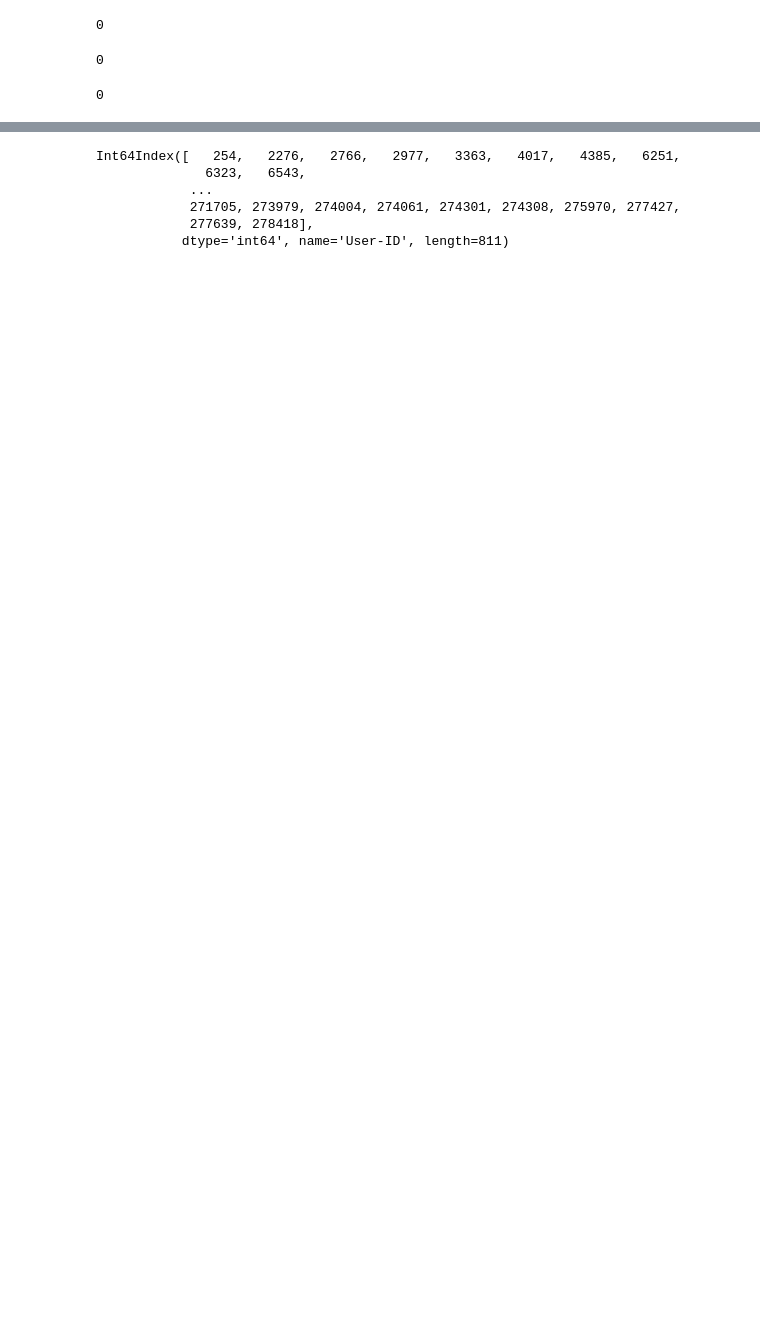
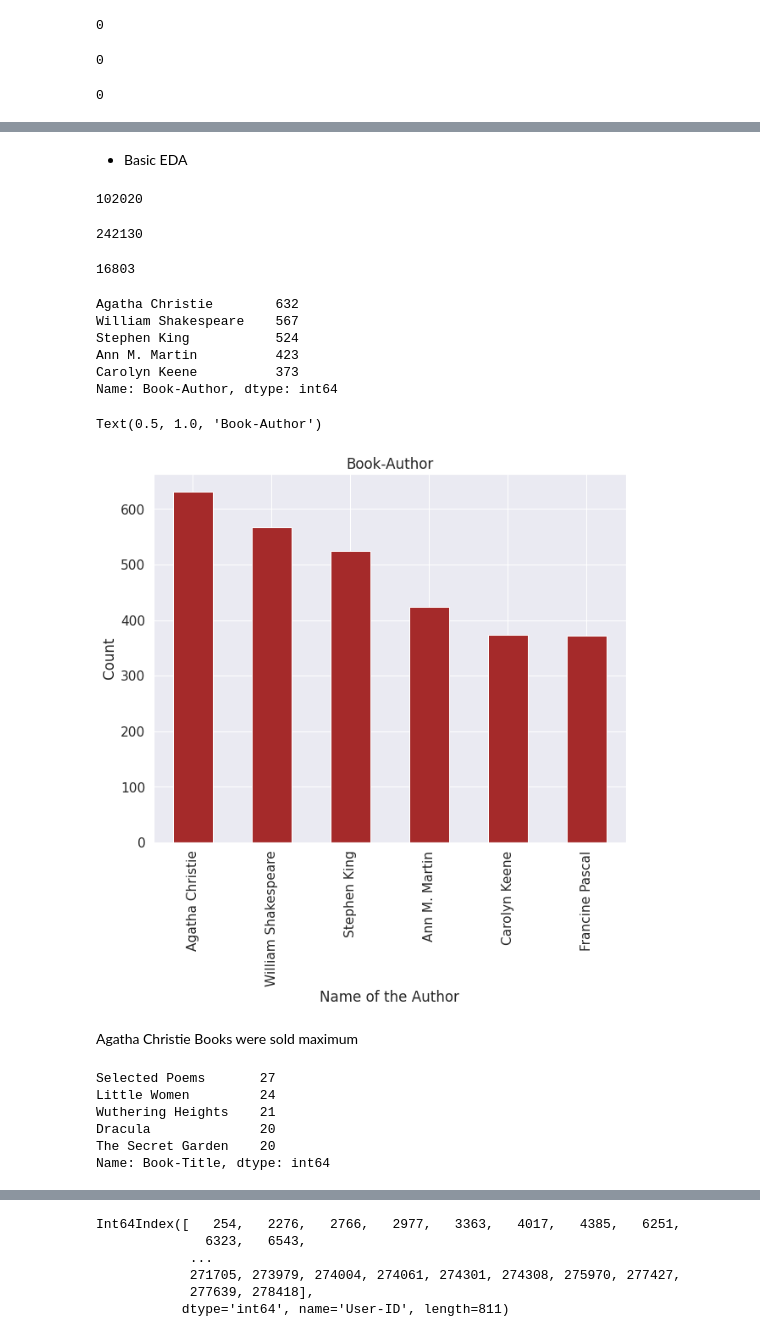
Before and after one commit to Rohitkumar1011/Book-Recommender-system.ipynb, a Jupyter notebook: Book_Recommender_system.ipynb, the cells around one changed output, grey strips where cells are left out. Saved outputs shown, nothing was run; the diff lists cells and outputs as text; code cells hidden in the pictures; blank space fills up the shorter version.

```diff
--- a/Book_Recommender_system.ipynb
+++ b/Book_Recommender_system.ipynb
@@ -106,0 +203,49 @@ users.duplicated().sum()
+# %% [markdown]
+
+
+*   Basic EDA
+# %%
+# No of Unique Book Authors in our dataset
+len(books['Book-Author'].unique())
+# %% [output]
+102020
+# %%
+# No of Unique Books in our dataset
+len(books['Book-Title'].unique())
+# %% [output]
+242130
+# %%
+# No of Unique Book Publishers in our dataset
+len(books['Publisher'].unique())
+# %% [output]
+16803
+# %%
+# Authors with the highest books
+books['Book-Author'].value_counts().head()
+# %% [output]
+Agatha Christie        632
+William Shakespeare    567
+Stephen King           524
+Ann M. Martin          423
+Carolyn Keene          373
+Name: Book-Author, dtype: int64
+# %%
+# plotting Graph for Book author
+sns.set(font_scale= 1.4)
+books['Book-Author'].value_counts()[:6].plot(kind='bar', figsize=(10,8), color = 'brown', xlabel='Name of the Author', ylabel='Count')
+plt.title("Book-Author")
+# %% [output]
+Text(0.5, 1.0, 'Book-Author')
+[figure, added]
+# %% [markdown]
+Agatha Christie Books were sold maximum
+# %%
+# Top 5 books that has been republished many times
+books['Book-Title'].value_counts().head()
+# %% [output]
+Selected Poems       27
+Little Women         24
+Wuthering Heights    21
+Dracula              20
+The Secret Garden    20
+Name: Book-Title, dtype: int64
```
Also changed, not shown: parts of 56 cells of this notebook.
